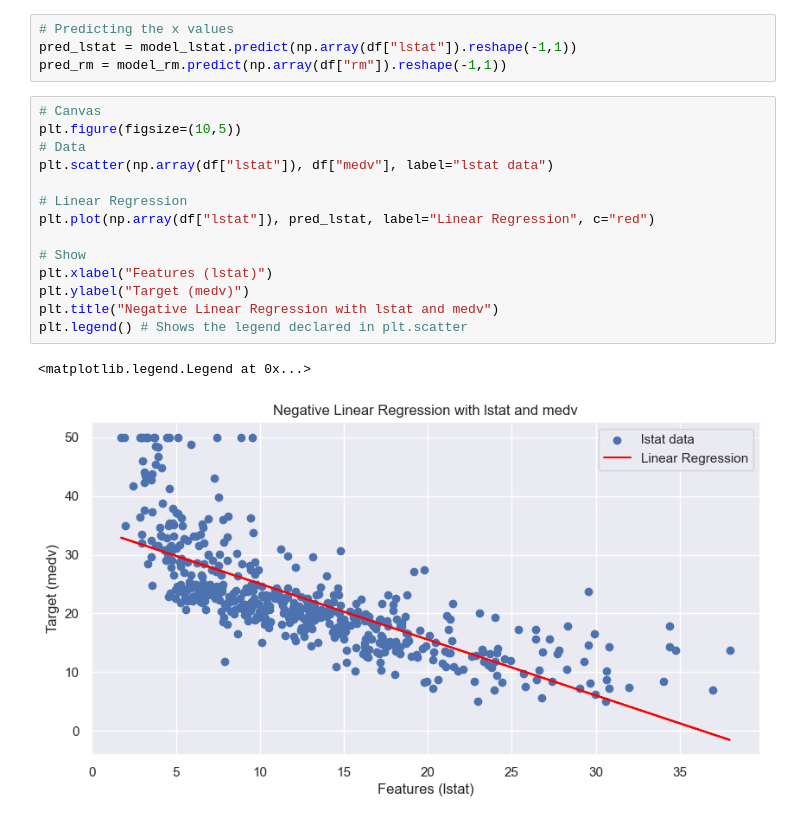
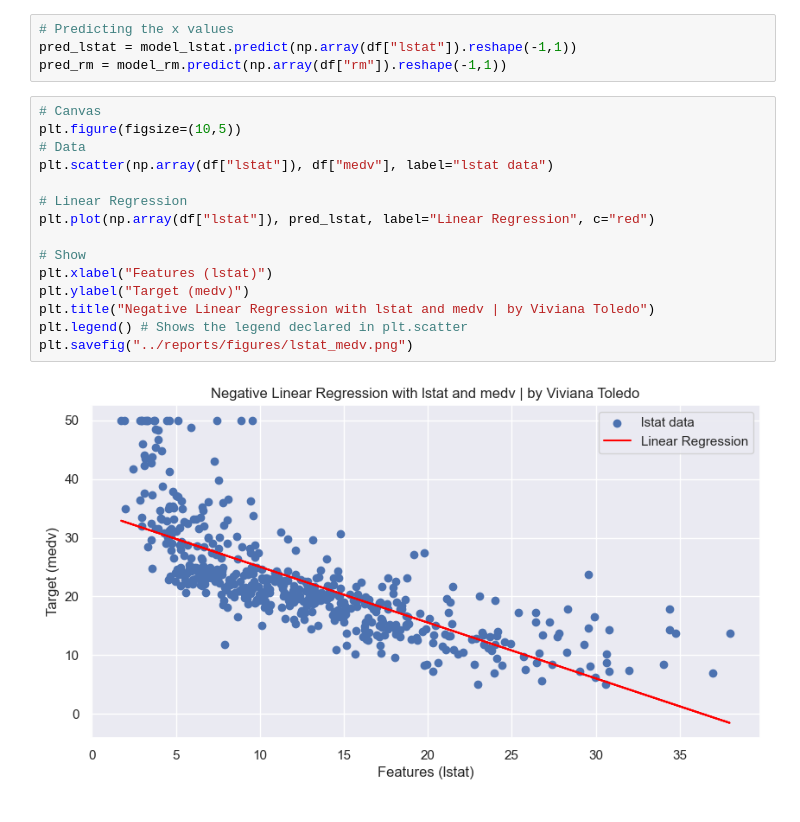
Before and after one commit to aiko-isnt-ded/data-analytics, a Jupyter notebook: notebooks/8intro_predictive.ipynb, the cells around one changed output. Saved outputs shown, nothing was run; the diff lists cells and outputs as text.

```diff
--- a/notebooks/8intro_predictive.ipynb
+++ b/notebooks/8intro_predictive.ipynb
@@ -116,20 +116,20 @@ pred_rm = model_rm.predict(np.array(df["rm"]).reshape(-1,1))
 # %%
 # Canvas
 plt.figure(figsize=(10,5))
 # Data
 plt.scatter(np.array(df["lstat"]), df["medv"], label="lstat data")
 
 # Linear Regression
 plt.plot(np.array(df["lstat"]), pred_lstat, label="Linear Regression", c="red")
 
 # Show
 plt.xlabel("Features (lstat)")
 plt.ylabel("Target (medv)")
-plt.title("Negative Linear Regression with lstat and medv")
+plt.title("Negative Linear Regression with lstat and medv | by Viviana Toledo")
 plt.legend() # Shows the legend declared in plt.scatter
+plt.savefig("../reports/figures/lstat_medv.png")
 # %% [output]
-<matplotlib.legend.Legend at 0x...>
-[figure, old version]
+[figure, new version]
 # %%
 # Canvas
 plt.figure(figsize=(10,5))
```
Also changed, not shown: parts of 1 cell of this notebook, 3 other files.
